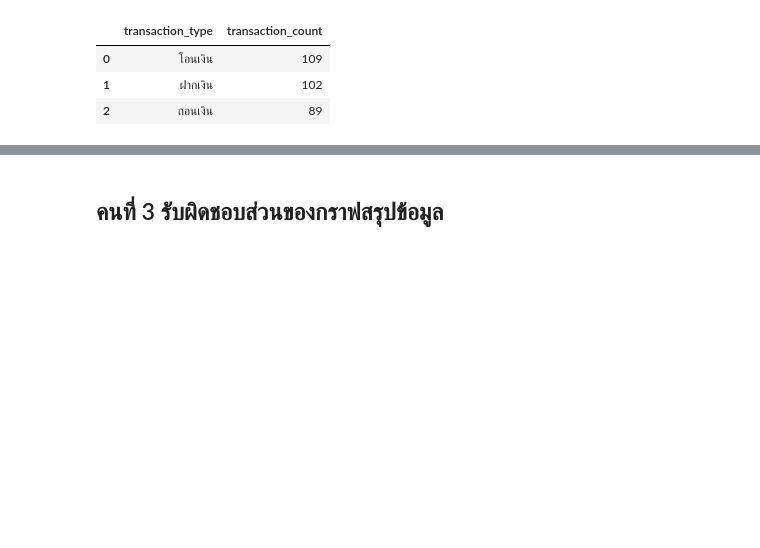
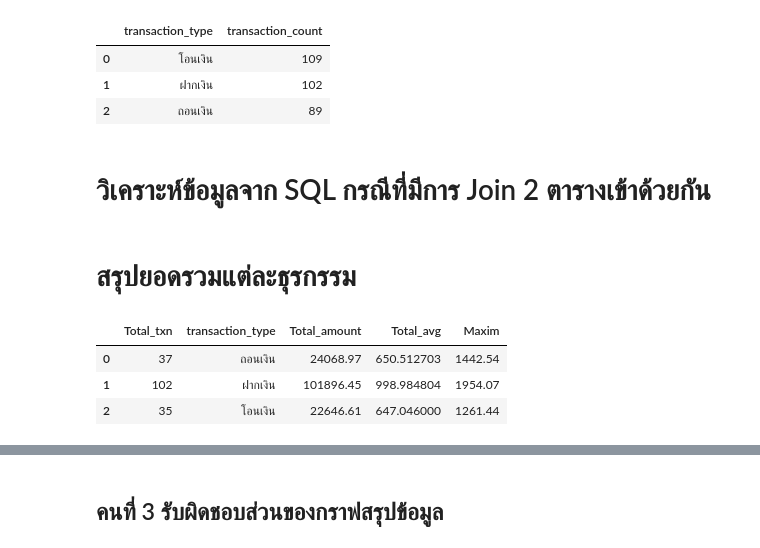
Before and after one commit to natchanant-arch/Project_Savings_Cooperative, a Jupyter notebook: FINAL_PRO.ipynb, the cells around one changed output, grey strips where cells are left out. Cells and saved outputs as stored; diff of their text form; code cells hidden in the pictures; blank space fills up the shorter version.

```diff
--- a/FINAL_PRO.ipynb
+++ b/FINAL_PRO.ipynb
@@ -1003,3 +1003,34 @@ df.head()
 | 0 | โอนเงิน | 109 |
 | 1 | ฝากเงิน | 102 |
 | 2 | ถอนเงิน | 89 |
+# %% [markdown]
+# วิเคราะห์ข้อมูลจาก SQL กรณีที่มีการ Join 2 ตารางเข้าด้วยกัน
+# %%
+import pandas as pd
+from google.cloud import client
+
+# ใส่ Project ID ของคุณ
+project_id = "academic-works-506403-n9"
+# %% [markdown]
+# สรุปยอดรวมแต่ละธุรกรรม
+# %%
+query ="""
+SELECT
+  COUNT(t.txn_id) AS Total_txn,
+  s.transaction_type,
+  SUM(s.amount) AS Total_amount,
+  AVG(s.amount) AS Total_avg,
+  MAX(s.amount) AS Maxim
+FROM `my-type-project-505203.11.ลูกค้า` AS t
+JOIN `my-type-project-505203.11.ธุรกรรม` AS s
+  ON t.int64_field_0 = s.int64_field_0
+Where s.status = 'สำเร็จ'
+GROUP BY s.transaction_type
+ORDER BY s.transaction_type  """
+df = pd.read_gbq(query, project_id=project_id, dialect="standard")
+df.head()
+# %% [output]
+|  | Total_txn | transaction_type | Total_amount | Total_avg | Maxim |
+| 0 | 37 | ถอนเงิน | 24068.97 | 650.512703 | 1442.54 |
+| 1 | 102 | ฝากเงิน | 101896.45 | 998.984804 | 1954.07 |
+| 2 | 35 | โอนเงิน | 22646.61 | 647.046000 | 1261.44 |
```
Also changed, not shown: parts of 7 cells of this notebook.
